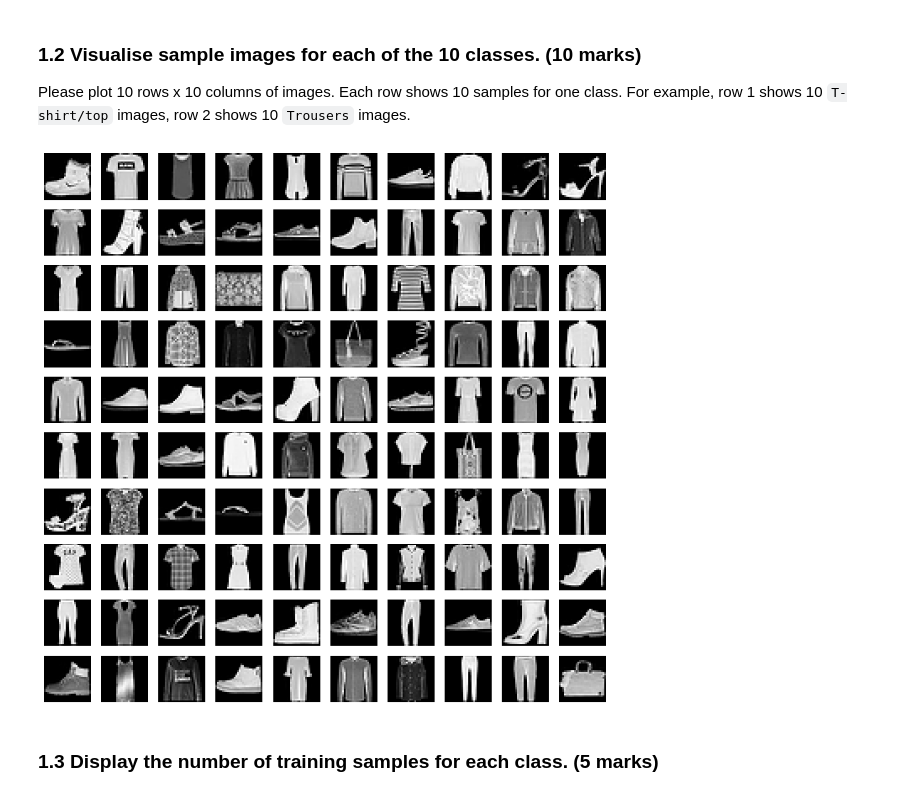
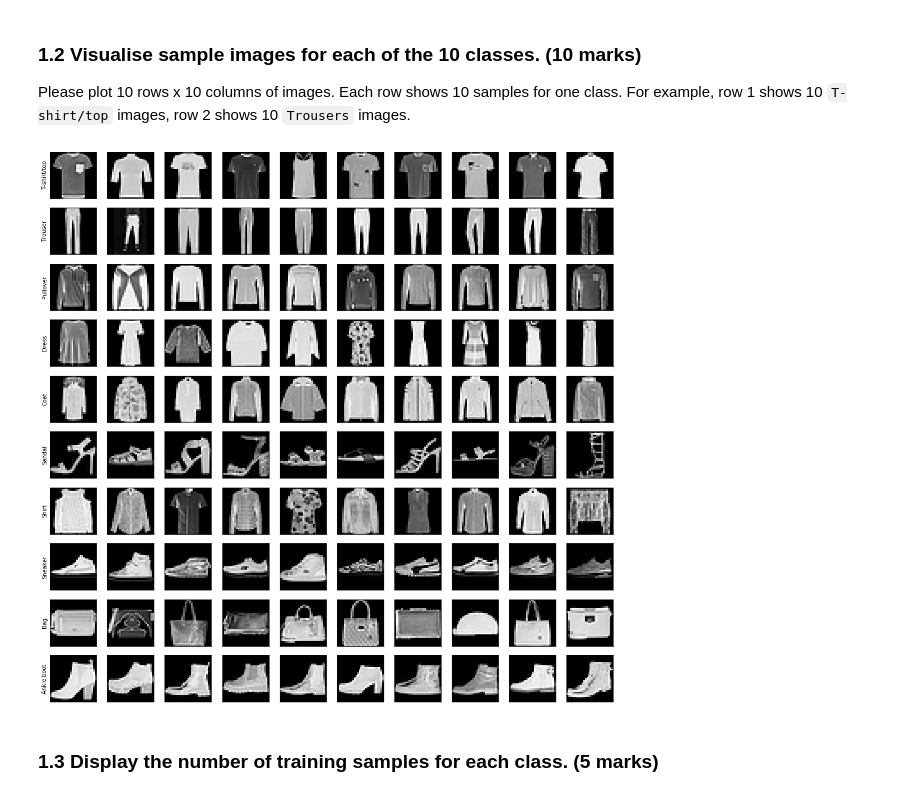
Before and after one commit to iurietarlev/computer_vision, a Jupyter notebook: coursework_2/coursework_2.ipynb, the cells around one changed output. Cells and saved outputs as stored; diff of their text form; code cells hidden in the pictures.

```diff
--- a/coursework_2/coursework_2.ipynb
+++ b/coursework_2/coursework_2.ipynb
@@ -81,16 +82,27 @@ print(test_set.data.size()[0])
 ### 1.2 Visualise sample images for each of the 10 classes. (10 marks)
 
 Please plot 10 rows x 10 columns of images. Each row shows 10 samples for one class. For example, row 1 shows 10 `T-shirt/top` images, row 2 shows 10 `Trousers` images.
-# %%
-num_subplots = 10
-fig, ax = plt.subplots(nrows=num_subplots, ncols=num_subplots, figsize=(12, 12))
-for i,ax in enumerate(ax.ravel()):
-    ax.imshow(train_image[i], cmap='gray')
-    ax.axis('off')
-
-plt.show()
-# %% [output]
-[figure, removed]
+# %%
+num_subplots = 10
+# fig, ax = plt.subplots(nrows=num_subplots, ncols=num_subplots, figsize=(12, 12))
+
+fig, axs = plt.subplots(10, 10, figsize=(18,18))
+#axs.setp(axes, xticks=[], yticks=[])
+for i in range(10):
+    j = 0
+    while j < 10:
+        r = random.randint(0,train_set_len)
+        if(train_label[r]==i):
+            axs[i,j].imshow(train_image[r], cmap='gray')
+            axs[i,j].set_yticklabels([])
+            axs[i,j].set_xticklabels([])
+            axs[i,j].set_xticks([])
+            axs[i,j].set_yticks([])
+            j+=1
+
+    axs[i,0].set(ylabel=class_name[i])
+# %% [output]
+[figure, added]
 # %% [markdown]
 ### 1.3 Display the number of training samples for each class. (5 marks)
 # %%
```
Also changed, not shown: parts of 7 cells of this notebook, 3 other files.
